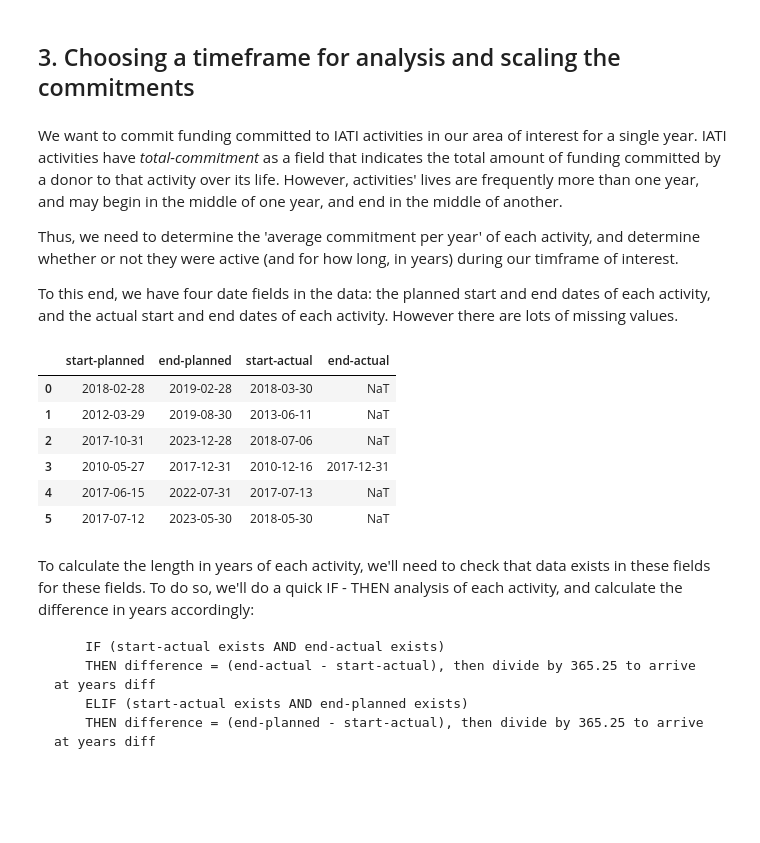
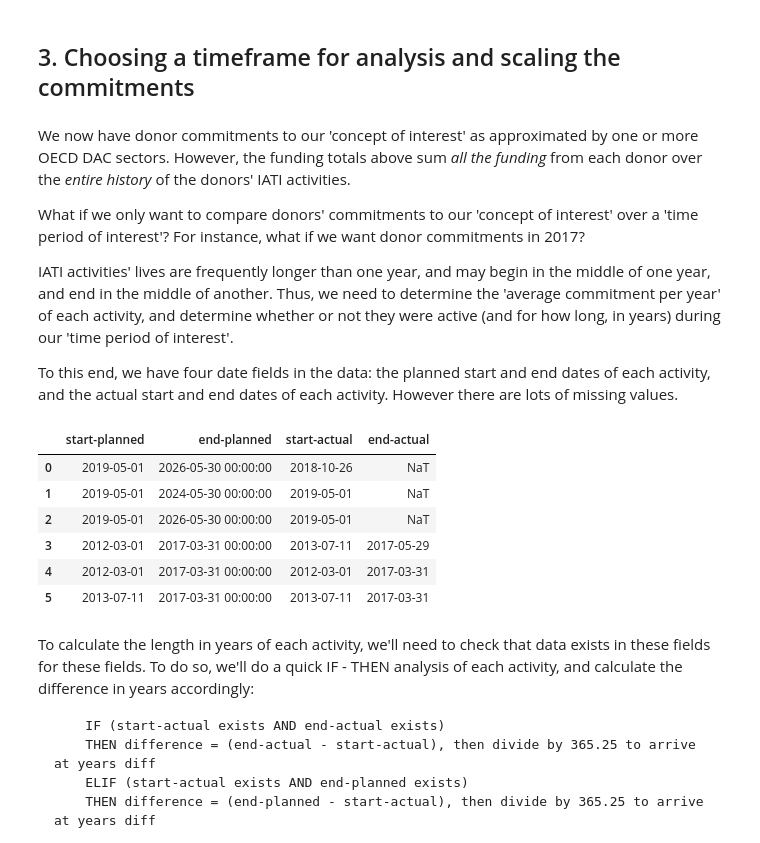
Before and after one commit to thisismattwolf/IATI_methodology, a Jupyter notebook: Methodology_notebook.ipynb, the cells around one changed output. Drawn from its saved outputs; the diff is of its cells as text; code cells hidden in the pictures; blank space fills up the shorter version.

```diff
--- a/Methodology_notebook.ipynb
+++ b/Methodology_notebook.ipynb
@@ -205,9 +189,7 @@ First let's remove any rows that don't contain a reference to the OECD sector vo
 # %%
+# Fill any NaN values in the sector-vocabulary-code field
 data['sector-vocabulary-code'] = data['sector-vocabulary-code'].fillna(value='')
-data['sector-vocabulary-code'].isnull().sum()
-
-#searchfor = ['DAC', '1']
-#data = data[data['sector-vocabulary-code'].str.contains('|'.join(searchfor))]
-#wb_oecd_rows = wb_rows[wb_rows['sector-vocabulary-code'].str.contains("1", na=False)]
-#dfid_oecd_rows = dfid_rows[dfid_rows['sector-vocabulary-code'].str.contains("DAC", na=False)]
-#sida_oecd_rows = sida_rows[sida_rows['sector-vocabulary-code'].str.contains("1", na=False)]
+# Create two subframes, one filtered for sector-vocabulary-code containing 'DAC', one for '1', then concatenate them.
+oecd_data = pd.concat([data[data['sector-vocabulary-code'].str.contains('DAC', na=False)], \
+                  data[data['sector-vocabulary-code'].str.contains('1', na=False)]], \
+                 ignore_index=True, sort=False)
@@ -243,0 +214,9 @@ data.head()
+# %%
+sectors_of_interest = ['12110', '12181', '12182', '12191', '12220', '12230', '12240', '12250', '12261', \
+                      '12262', '12263', '12281', '12310', '12320', '12330', '12340', '12350', '12382', \
+                      '13010', '13020', '13030', '13040', '13081', '15170', '15180', '16063','93013']
+sectors_of_interest2 = ['13010', '13020', '13030', '13040', '13081']
+sector_data = pd.DataFrame()
+for sector in sectors_of_interest2:
+    temp = oecd_data[oecd_data['sector-code'].str.contains(sector, na=False)]
+    sector_data = pd.concat([temp, sector_data], ignore_index=True, sort=False)
@@ -246,7 +241,7 @@ Now we can see that the amount of data is greatly reduced - just over 1% of our
 
 We can even have a quick, dirty look at the sums of funding commitments to this OECD sector from each of the three donors - though this comparison isn't necessarily valid yet, for reasons we'll see...
 # %%
-data['commitment-in-billions'] = data.apply(lambda row: row['total-Commitment'] / 1000000000, axis=1)
-data.groupby(['reporting-org'])['commitment-in-billions'].sum()
+sector_data['commitment-in-billions'] = sector_data.apply(lambda row: row['total-Commitment'] / 1000000000, axis=1)
+sector_data.groupby(['reporting-org'])['commitment-in-billions'].sum()
 # %% [output]
 reporting-org
@@ -261,6 +258,5 @@ However, we are comparing totals over different time periods, which isn't valid.
 
 Last thing - to keep the data clean, we'll delete the *commitment-in-billions* field we just created.
 # %%
-data = data.drop(['commitment-in-billions'], axis=1).reset_index()
-data = data.drop(['index'], axis=1)
-data.head()
+sector_data = sector_data.drop(['commitment-in-billions'], axis=1).reset_index()
+sector_data = sector_data.drop(['index'], axis=1)
@@ -275,21 +263,23 @@ data.head()
 # %% [markdown]
 ## 3. Choosing a timeframe for analysis and scaling the commitments
 # %% [markdown]
-We want to commit funding committed to IATI activities in our area of interest for a single year. IATI activities have *total-commitment* as a field that indicates the total amount of funding committed by a donor to that activity over its life. However, activities' lives are frequently more than one year, and may begin in the middle of one year, and end in the middle of another.
+We now have donor commitments to our 'concept of interest' as approximated by one or more OECD DAC sectors. However, the funding totals above sum *all the funding* from each donor over the *entire history* of the donors' IATI activities.
 
-Thus, we need to determine the 'average commitment per year' of each activity, and determine whether or not they were active (and for how long, in years) during our timframe of interest.
+What if we only want to compare donors' commitments to our 'concept of interest' over a 'time period of interest'? For instance, what if we want donor commitments in 2017?
+
+IATI activities' lives are frequently longer than one year, and may begin in the middle of one year, and end in the middle of another. Thus, we need to determine the 'average commitment per year' of each activity, and determine whether or not they were active (and for how long, in years) during our 'time period of interest'.
 
 To this end, we have four date fields in the data: the planned start and end dates of each activity, and the actual start and end dates of each activity. However there are lots of missing values.
 # %%
-data.loc[0:5, 'start-planned':'end-actual']
+sector_data.loc[0:5, 'start-planned':'end-actual']
 # %% [output]
 |  | start-planned | end-planned | start-actual | end-actual |
-| 0 | 2018-02-28 | 2019-02-28 | 2018-03-30 | NaT |
-| 1 | 2012-03-29 | 2019-08-30 | 2013-06-11 | NaT |
-| 2 | 2017-10-31 | 2023-12-28 | 2018-07-06 | NaT |
-| 3 | 2010-05-27 | 2017-12-31 | 2010-12-16 | 2017-12-31 |
-| 4 | 2017-06-15 | 2022-07-31 | 2017-07-13 | NaT |
-| 5 | 2017-07-12 | 2023-05-30 | 2018-05-30 | NaT |
+| 0 | 2019-05-01 | 2026-05-30 00:00:00 | 2018-10-26 | NaT |
+| 1 | 2019-05-01 | 2024-05-30 00:00:00 | 2019-05-01 | NaT |
+| 2 | 2019-05-01 | 2026-05-30 00:00:00 | 2019-05-01 | NaT |
+| 3 | 2012-03-01 | 2017-03-31 00:00:00 | 2013-07-11 | 2017-05-29 |
+| 4 | 2012-03-01 | 2017-03-31 00:00:00 | 2012-03-01 | 2017-03-31 |
+| 5 | 2013-07-11 | 2017-03-31 00:00:00 | 2013-07-11 | 2017-03-31 |
 # %% [markdown]
 To calculate the length in years of each activity, we'll need to check that data exists in these fields for these fields. To do so, we'll do a quick IF - THEN analysis of each activity, and calculate the difference in years accordingly:
 
```
Also changed, not shown: parts of 46 cells of this notebook, 1 other file.
